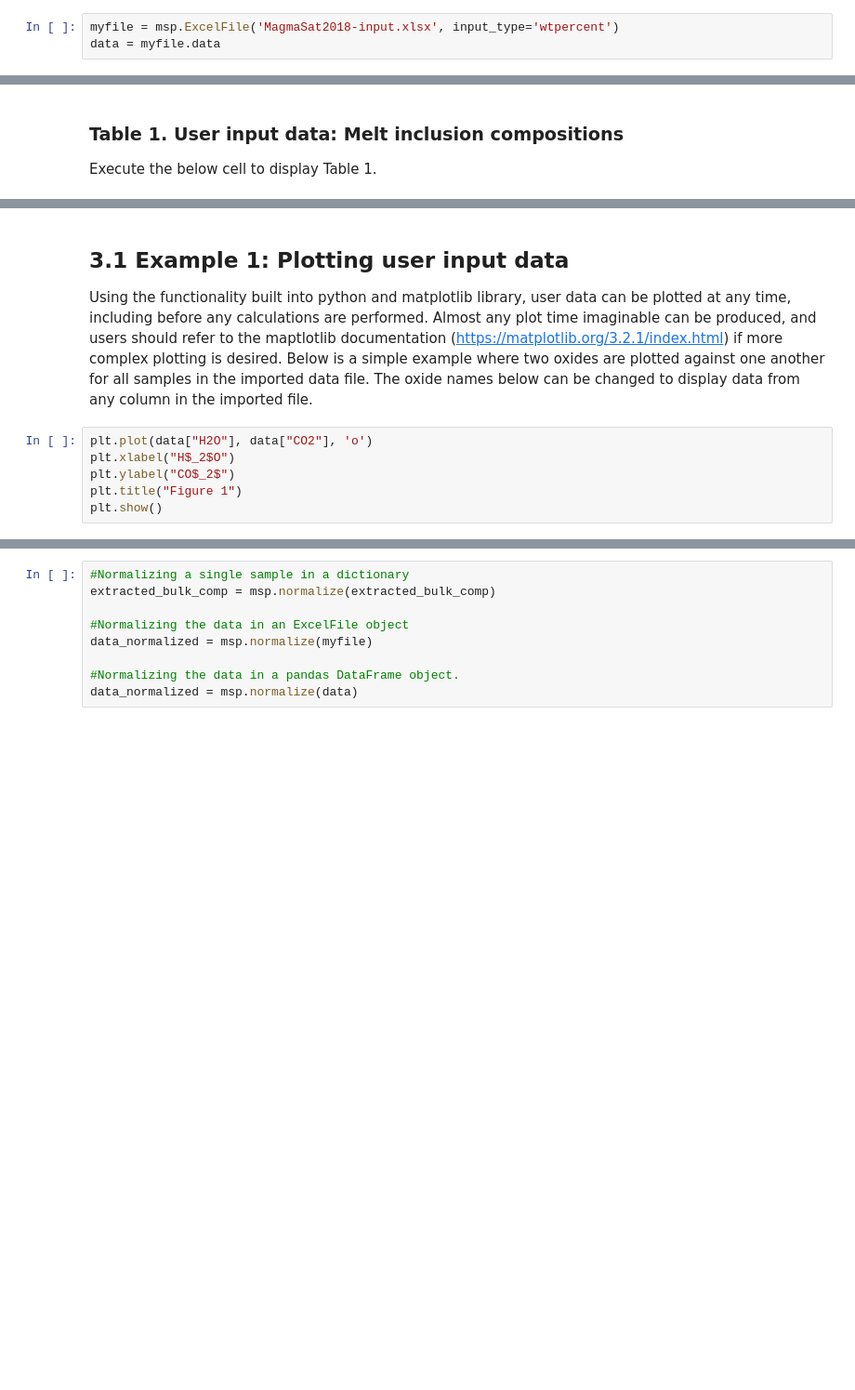
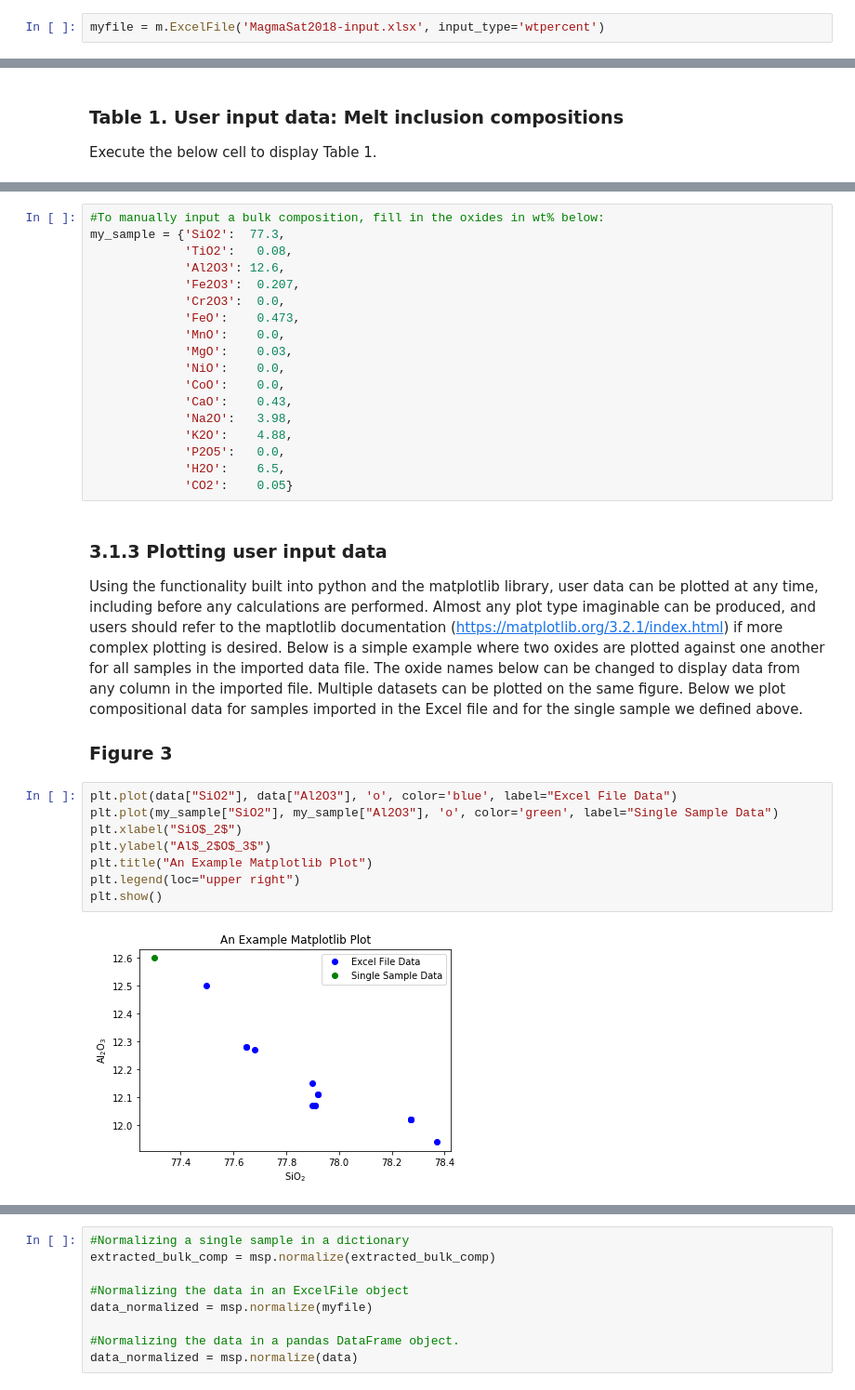
Before and after one commit to kaylai/VESIcal, a Jupyter notebook: manuscript/Manuscript.ipynb, the cells around one changed output, grey strips where cells are left out. Shown at 93% size. Cells and saved outputs as stored; diff of their text form; blank space fills up the shorter version.

```diff
--- a/manuscript/Manuscript.ipynb
+++ b/manuscript/Manuscript.ipynb
@@ -157,3 +210,2 @@ The `ExcelFile()` class is a line of code the user calls to create an ExcelFile
 # %%
-myfile = msp.ExcelFile('MagmaSat2018-input.xlsx', input_type='wtpercent')
-data = myfile.data
+myfile = m.ExcelFile('MagmaSat2018-input.xlsx', input_type='wtpercent')
@@ -182,9 +240,33 @@ data
+# %%
+#To manually input a bulk composition, fill in the oxides in wt% below:
+my_sample = {'SiO2':  77.3,
+             'TiO2':   0.08,
+             'Al2O3': 12.6,
+             'Fe2O3':  0.207,
+             'Cr2O3':  0.0,
+             'FeO':    0.473,
+             'MnO':    0.0,
+             'MgO':    0.03,
+             'NiO':    0.0,
+             'CoO':    0.0,
+             'CaO':    0.43,
+             'Na2O':   3.98,
+             'K2O':    4.88,
+             'P2O5':   0.0,
+             'H2O':    6.5,
+             'CO2':    0.05}
 # %% [markdown]
-## 3.1 Example 1: Plotting user input data
-Using the functionality built into python and matplotlib library, user data can be plotted at any time, including before any calculations are performed. Almost any plot time imaginable can be produced, and users should refer to the maptlotlib documentation (https://matplotlib.org/3.2.1/index.html) if more complex plotting is desired. Below is a simple example where two oxides are plotted against one another for all samples in the imported data file. The oxide names below can be changed to display data from any column in the imported file.
+### 3.1.3 Plotting user input data
+Using the functionality built into python and the matplotlib library, user data can be plotted at any time, including before any calculations are performed. Almost any plot type imaginable can be produced, and users should refer to the maptlotlib documentation (https://matplotlib.org/3.2.1/index.html) if more complex plotting is desired. Below is a simple example where two oxides are plotted against one another for all samples in the imported data file. The oxide names below can be changed to display data from any column in the imported file. Multiple datasets can be plotted on the same figure. Below we plot compositional data for samples imported in the Excel file and for the single sample we defined above.
+
+### Figure 3
-# %%
-plt.plot(data["H2O"], data["CO2"], 'o')
-plt.xlabel("H$_2$O")
-plt.ylabel("CO$_2$")
-plt.title("Figure 1")
-plt.show()
+# %%
+plt.plot(data["SiO2"], data["Al2O3"], 'o', color='blue', label="Excel File Data")
+plt.plot(my_sample["SiO2"], my_sample["Al2O3"], 'o', color='green', label="Single Sample Data")
+plt.xlabel("SiO$_2$")
+plt.ylabel("Al$_2$O$_3$")
+plt.title("An Example Matplotlib Plot")
+plt.legend(loc="upper right")
+plt.show()
+# %% [output]
+[figure, added]
```
Also changed, not shown: parts of 20 cells of this notebook, 3 other files.
